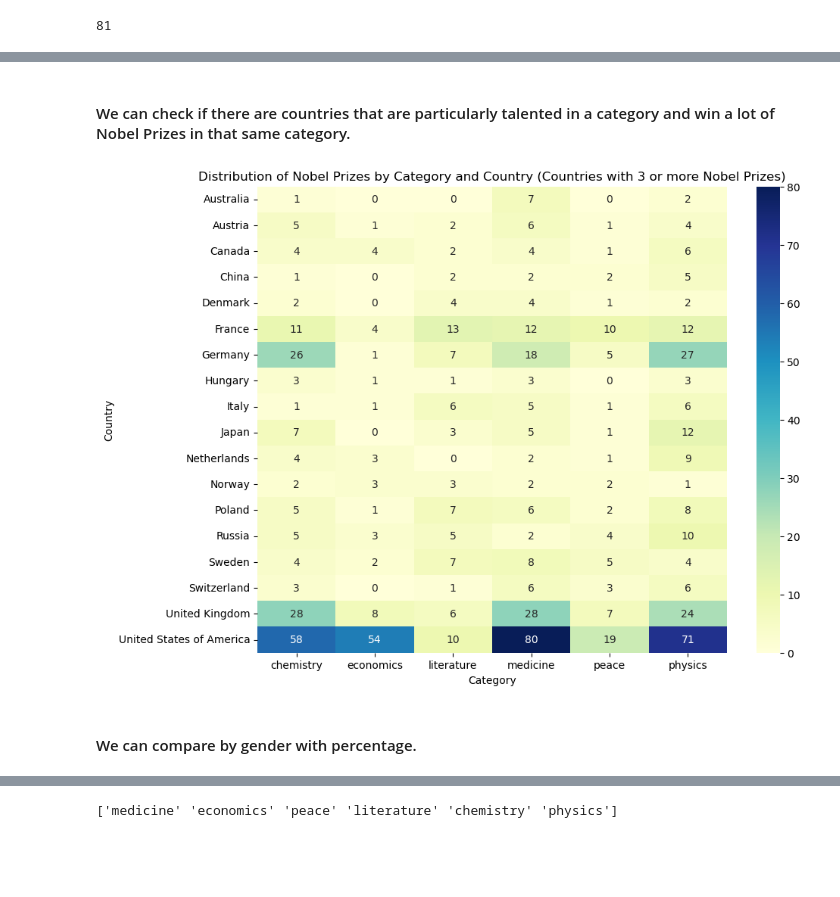
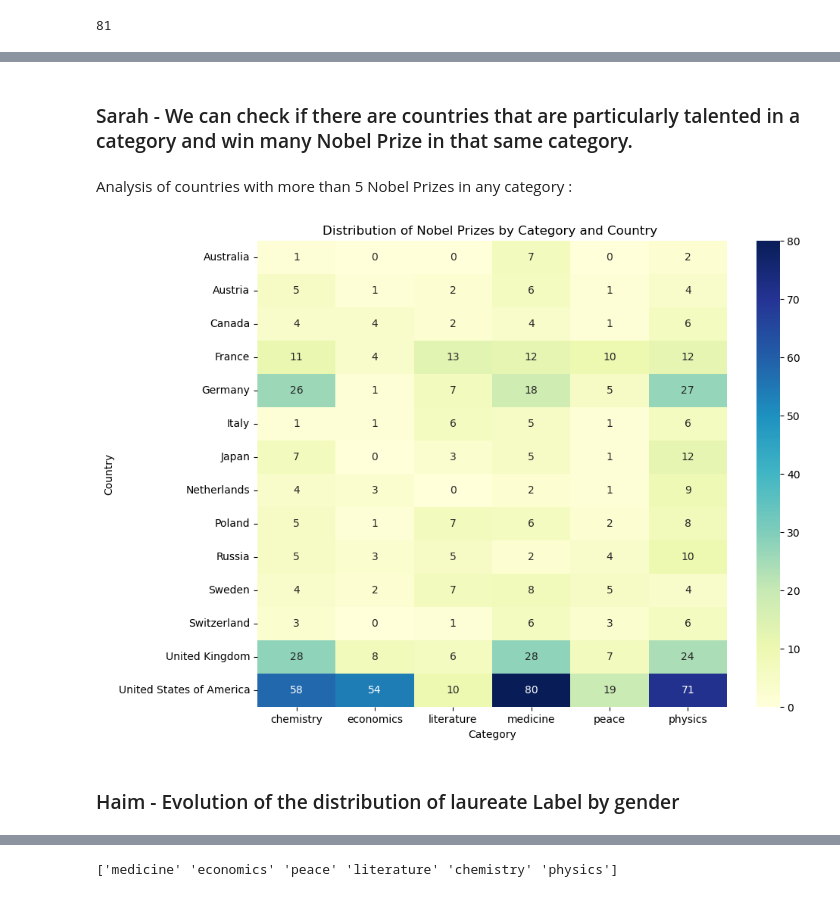
Before and after one commit to SarahB21/Project2024, a Jupyter notebook: ProjectLabelLaureate.ipynb, the cells around one changed output, grey strips where cells are left out. Cells and saved outputs as stored; diff of their text form; code cells hidden in the pictures; blank space fills up the shorter version.

```diff
--- a/ProjectLabelLaureate.ipynb
+++ b/ProjectLabelLaureate.ipynb
@@ -25,4 +53,4 @@ from matplotlib.patches import Patch
 # %%
 url = 'https://raw.githubusercontent.com/SarahB21/Project2024/main/nobel_laureates_data.csv'
-nobel_data = pd.read_csv(url)
-nobel_data.head()
+df = pd.read_csv(url)
+nobel_data=df.copy()
@@ -36,6 +57,5 @@ nobel_data.head()
 # %%
-url = 'https://raw.githubusercontent.com/SarahB21/Project2024/main/nobel_laureates_data.csv'
-nobel_data = pd.read_csv(url)
+# nobel_data.info()
 nobel_data.shape
 # %% [output]
 (1000, 16)
@@ -251,6 +235,8 @@ Countries in'Borncountry' of filtered_data without a match in 'ADMIN' of World:
 # %%
+filtered_data_copy = filtered_data.copy()
+
 remplacements = {'USA':'United States of America','the Netherlands':'Netherlands','Tanzania':'United Republic of Tanzania','Scotland':'United Kingdom','Northern Ireland':'Saint Lucia',
                 'Czech Republic':'Czechia','Turkiye':'Turkey','Guadeloupe Island':'France','Faroe Islands (Denmark)':'Denmark'}
 
 # Perform replacement in the 'Borncountry' column of the 'nobel_data' DataFrame."
-filtered_data['Borncountry'].replace(remplacements, inplace=True)
+filtered_data_copy['Borncountry'].replace(remplacements, inplace=True)
@@ -336,2 +303,0 @@ len(nobel_world)
-# %% [markdown]
-#### We can check if there are countries that are particularly talented in a category and win a lot of Nobel Prizes in that same category.
@@ -340,24 +304,22 @@ len(nobel_world)
-# %%
-# Group the data by 'Borncountry' and 'Category' and count the occurrences
-category_counts = filtered_data.groupby(['Borncountry', 'Category']).size().unstack(fill_value=0)
-
-# Calculate the total Nobel Prizes by country
-country_totals = category_counts.sum(axis=1)
-
-# Filter countries with less than 3 Nobel Prizes
-filtered_countries = country_totals[country_totals >= 10]
-
-# Filter the original category_counts DataFrame based on filtered_countries
-category_counts_filtered = category_counts.loc[filtered_countries.index]
-
-# Create the heatmap
-plt.figure(figsize=(10, 8))
-sns.heatmap(category_counts_filtered, cmap='YlGnBu', annot=True, fmt='d')
-plt.xlabel('Category')
-plt.ylabel('Country')
-plt.title('Distribution of Nobel Prizes by Category and Country (Countries with 3 or more Nobel Prizes)')
-plt.show()
-# %% [output]
-[figure, removed]
+# %% [markdown]
+### Sarah - We can check if there are countries that are particularly talented in a category and win many Nobel Prize in that same category.
+# %% [markdown]
+Analysis of countries with more than 5 Nobel Prizes in any category :
+# %%
+# Group the data by 'Borncountry' and 'Category' and count the occurrences
+category_counts = filtered_data_copy.groupby(['Borncountry', 'Category']).size().unstack(fill_value=0)
+
+# Filter countries with less than 5 Nobel Prizes in any category
+category_counts_filtered = category_counts[category_counts.max(axis=1) > 5]
+
+# Create the heatmap
+plt.figure(figsize=(10, 8))
+sns.heatmap(category_counts_filtered, cmap='YlGnBu', annot=True, fmt='d')
+plt.xlabel('Category')
+plt.ylabel('Country')
+plt.title('Distribution of Nobel Prizes by Category and Country ')
+plt.show()
+# %% [output]
+[figure, added]
 # %% [markdown]
-#### We can compare by gender with percentage.
+### Haim -  Evolution of the distribution of laureate Label by gender
```
Also changed, not shown: parts of 48 cells of this notebook.
